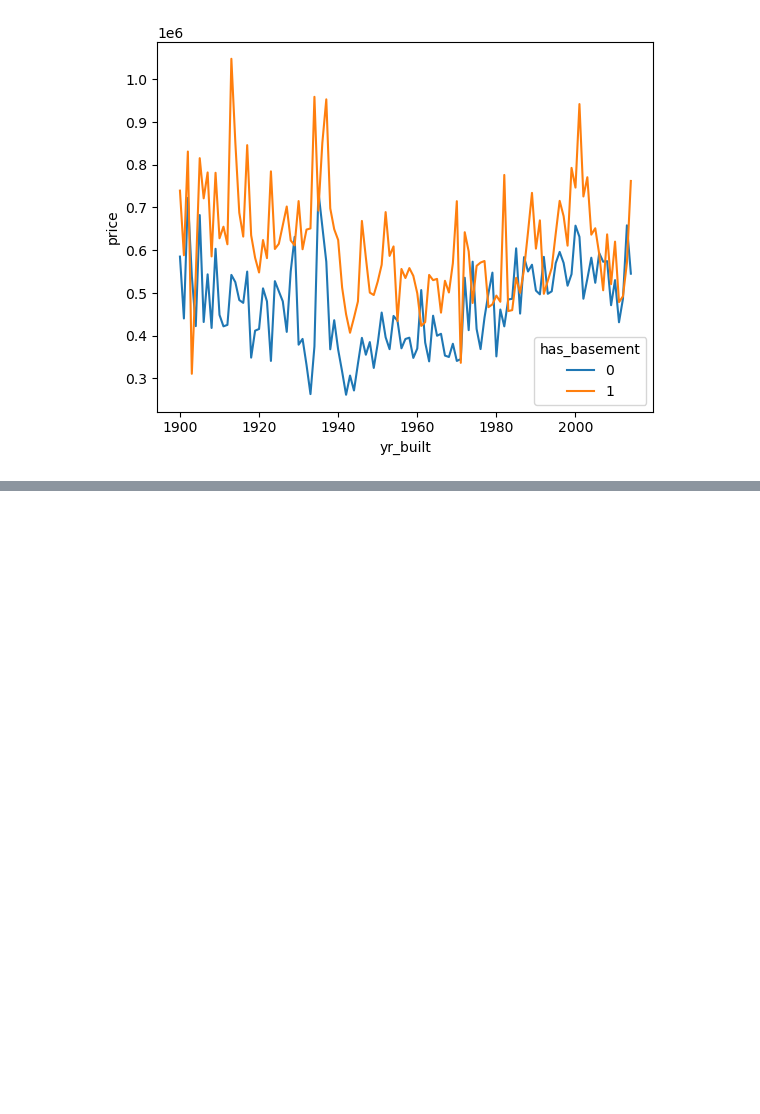
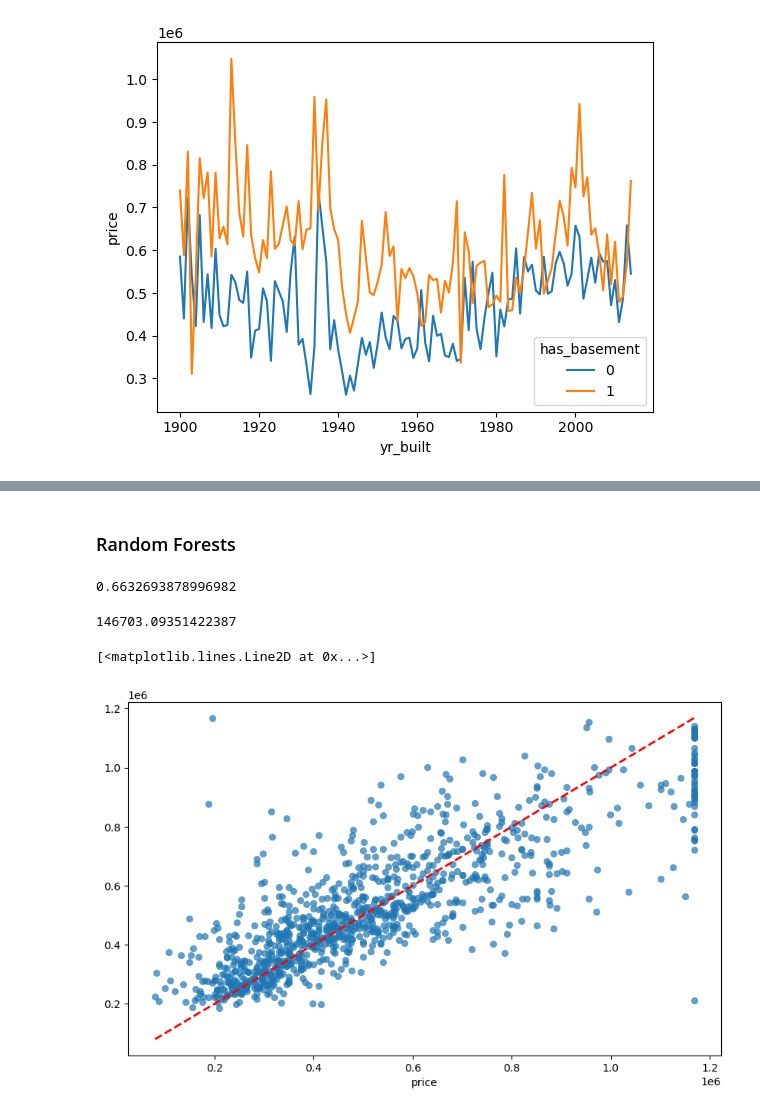
Before and after one commit to ayberkozcan/regression-exercises, a Jupyter notebook: Analyzing USA House Prices/analyzing_USA_house_prices.ipynb, the cells around one changed output, grey strips where cells are left out. Saved outputs shown, nothing was run; the diff lists cells and outputs as text; code cells hidden in the pictures; blank space fills up the shorter version.

```diff
--- a/Analyzing USA House Prices/analyzing_USA_house_prices.ipynb
+++ b/Analyzing USA House Prices/analyzing_USA_house_prices.ipynb
@@ -513,0 +547,6 @@ plt.show()
+# %%
+top_cities = df["city"].value_counts().nlargest(10).index
+
+df["city"] = df["city"].apply(lambda x: x if x in top_cities else "Other")
+
+df = pd.get_dummies(df, columns=["city"])
@@ -513,0 +573,2 @@ plt.show()
+# %%
+df = df.apply(lambda x: x.astype("int64") if x.dtype=="bool" else x)
@@ -513,0 +600,5 @@ plt.show()
+# %%
+y = df["price"]
+X = df.drop(columns=["price"])
+
+X_train, X_test, y_train, y_test = train_test_split(X, y, test_size=0.25, random_state=42)
@@ -513,0 +651,2 @@ plt.show()
+# %% [markdown]
+### Random Forests
@@ -513,0 +655,24 @@ plt.show()
+# %%
+rf_model = RandomForestRegressor(n_estimators=100)
+
+rf_model.fit(X_train, y_train)
+
+y_pred_rf = rf_model.predict(X_test)
+r2_rf = r2_score(y_test, y_pred_rf)
+rmse_rf = np.sqrt(mean_squared_error(y_test, y_pred_rf))
+# %%
+r2_rf
+# %% [output]
+0.6632693878996982
+# %%
+rmse_rf
+# %% [output]
+146703.09351422387
+# %%
+plt.figure(figsize=(10, 6))
+sns.scatterplot(x=y_test, y=y_pred_rf, alpha=0.7, edgecolor=None)
+
+plt.plot([y_test.min(), y_test.max()], [y_test.min(), y_test.max()], 'r--', linewidth=2)
+# %% [output]
+[<matplotlib.lines.Line2D at 0x...>]
+[figure, added]
```
Also changed, not shown: parts of 18 cells of this notebook.
